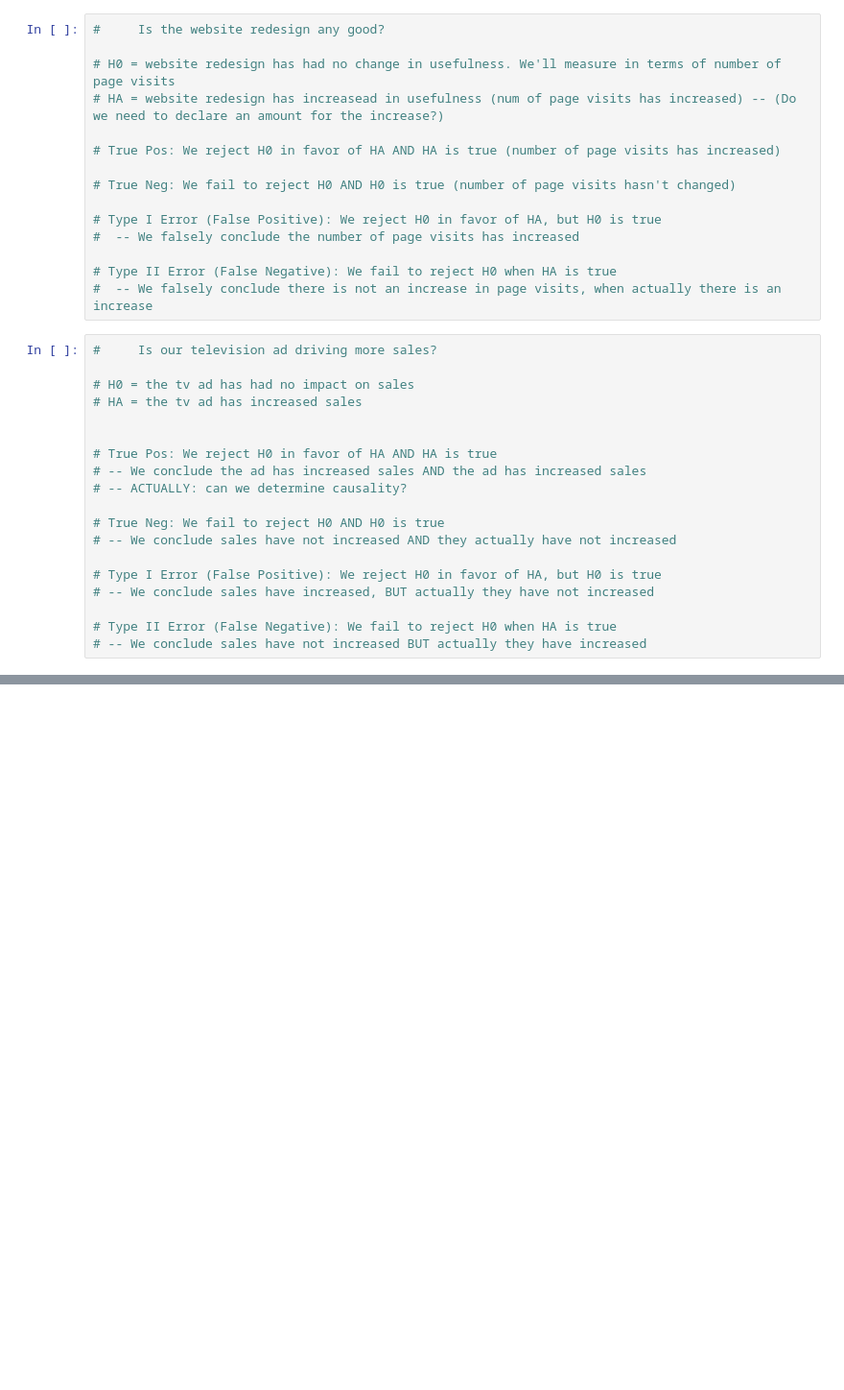
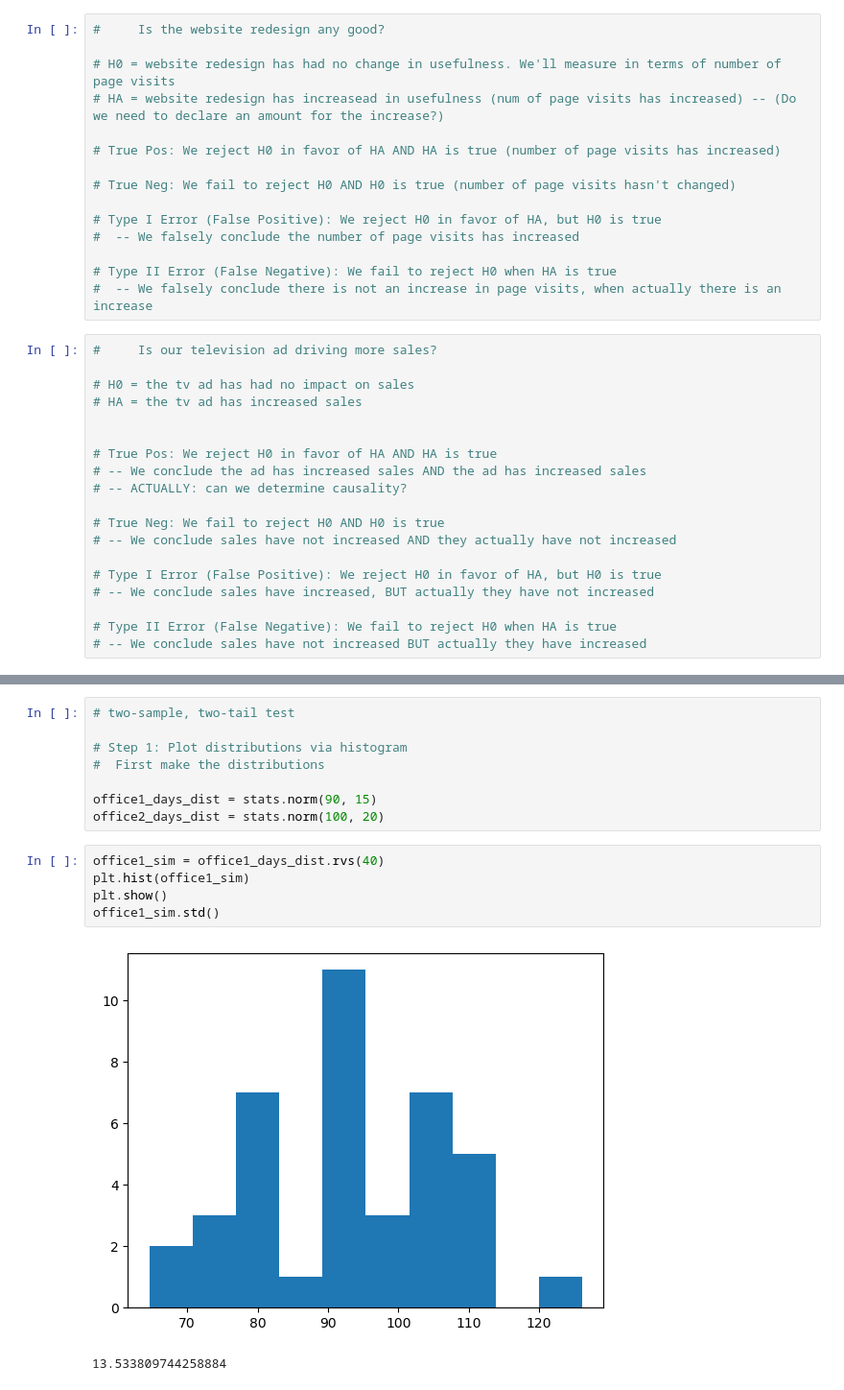
Before and after one commit to corey-hermesch/statistics_exercises, a Jupyter notebook: hypothesis_testing.ipynb, the cells around one changed output, grey strips where cells are left out. Shown at 96% size. Drawn from its saved outputs; the diff is of its cells as text; blank space fills up the shorter version.

```diff
--- a/hypothesis_testing.ipynb
+++ b/hypothesis_testing.ipynb
@@ -56,0 +87,16 @@
+# %%
+# two-sample, two-tail test
+
+# Step 1: Plot distributions via histogram
+#  First make the distributions
+
+office1_days_dist = stats.norm(90, 15)
+office2_days_dist = stats.norm(100, 20)
+# %%
+office1_sim = office1_days_dist.rvs(40)
+plt.hist(office1_sim)
+plt.show()
+office1_sim.std()
+# %% [output]
+[figure, added]
+13.533809744258884
```
Also changed, not shown: parts of 28 cells of this notebook, 1 other file.
